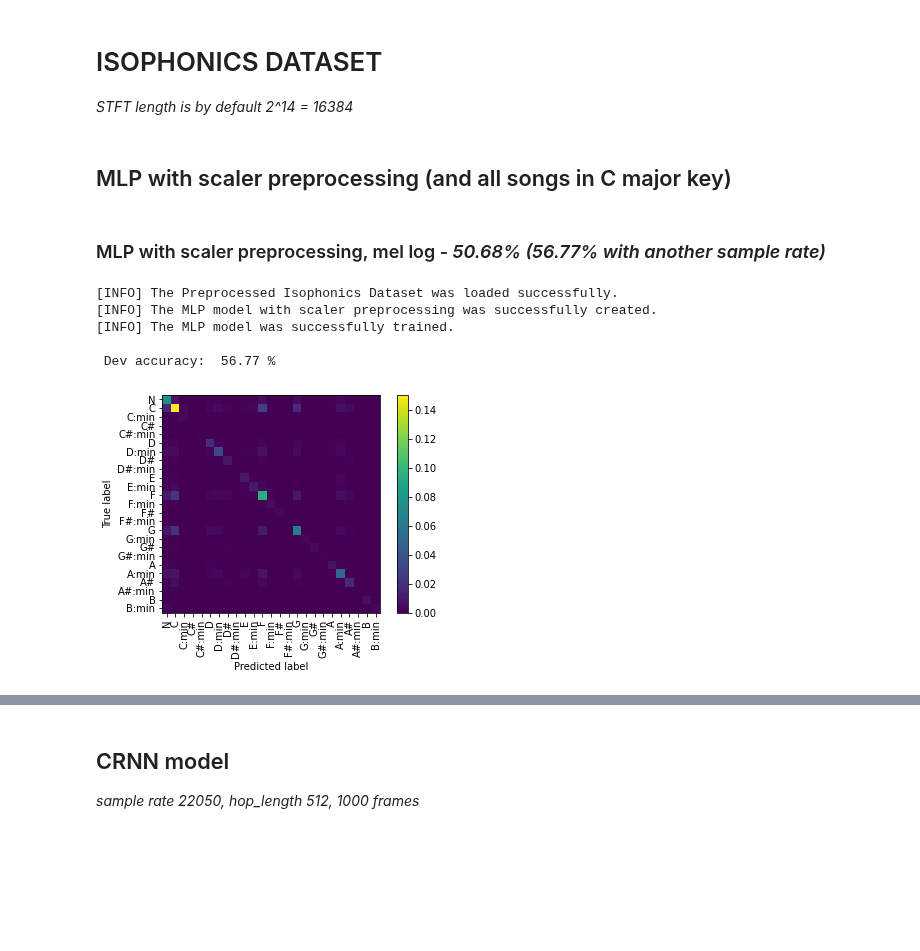
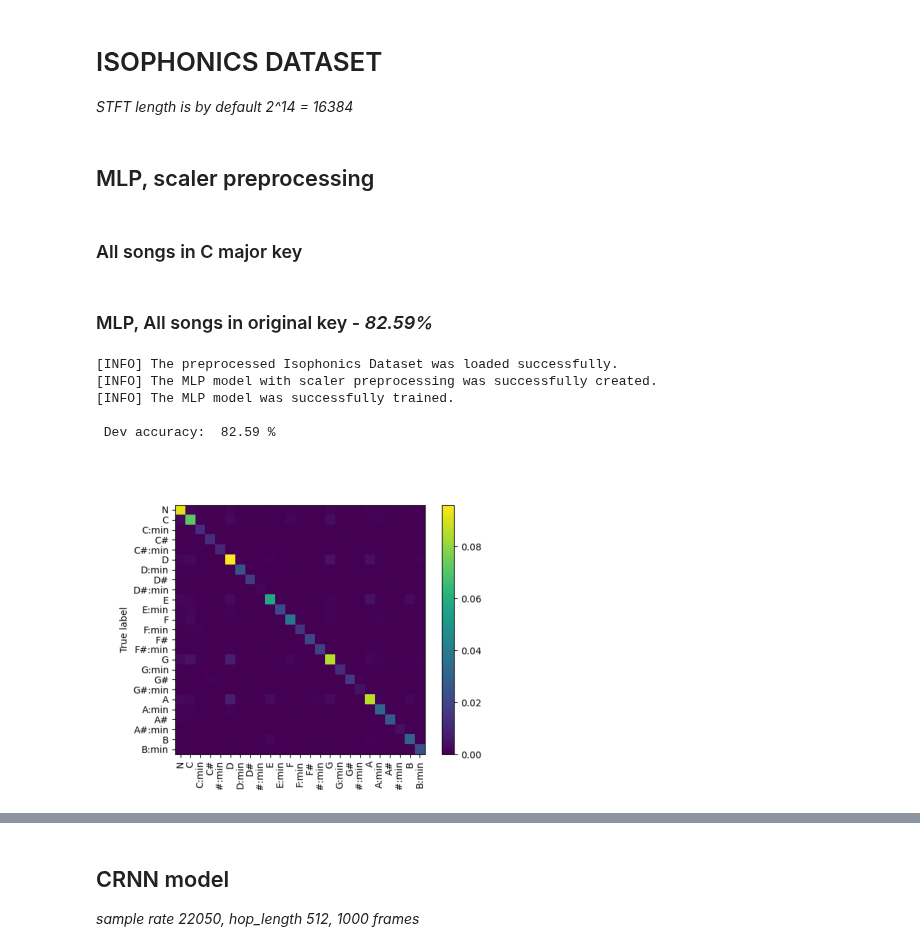
Before and after one commit to lanzv/SongChordsRecognizer, a Jupyter notebook: ACR_Training/Bachelor Research - ACR.ipynb, the cells around one changed output, grey strips where cells are left out. Saved outputs shown, nothing was run; the diff lists cells and outputs as text; code cells hidden in the pictures; blank space fills up the shorter version.

Commit message:
MLP inflated original dataset - Results

```diff
--- a/ACR_Training/Bachelor Research - ACR.ipynb
+++ b/ACR_Training/Bachelor Research - ACR.ipynb
@@ -46,30 +46,47 @@ args = parser.parse_args([] if "__file__" not in globals() else None)
 # %% [markdown]
 # ISOPHONICS DATASET
 *STFT length is by default 2^14 = 16384*
+# %% [markdown]
+## MLP, scaler preprocessing
 # %% [markdown]
-## MLP with scaler preprocessing (and all songs in C major key)
+### All songs in C major key
-# %% [markdown]
-### MLP with scaler preprocessing, mel log - *50.68% (56.77% with another sample rate)*
+# %%
+# ToDo, ToRun
+# sample_rate = 44100, hop_length = 1024, window_size = 5, skip_coef = 22, norm_to_C = True, feature_type = log_mel_spec, flattened_window = True
+# Prepare data
+x, y = IsophonicsDataset.load_preprocessed_dataset("./ACR_Training/PreprocessedDatasets/isophonics_MLP_inflated_transposed.ds")
+train_x, dev_x, train_y, dev_y = sklearn.model_selection.train_test_split(x, y, test_size=0.3, random_state=42)
+
+# Create model
+mlp_model = MLP_scalered(random_state=7)
+
+# Train model
+mlp_model.fit(train_x, train_y)
+
+# Display score
+print("\n","Dev accuracy: ", "{:.2f}".format(100*mlp_model.score(dev_x, dev_y)), "%", "\n")
+mlp_model.display_confusion_matrix(dev_x, dev_y)
+# %% [markdown]
+### MLP, All songs in original key - *82.59%*
 # %%
-#!/usr/bin/env python3
-# hop length 11008, sample rate 22050, flattened, window size 5, normalized to C major, skip 1
+# sample_rate = 44100, hop_length = 1024, window_size = 5, skip_coef = 22, norm_to_C = False, feature_type = log_mel_spec, flattened_window = True
 # Prepare data
-x, y = IsophonicsDataset.load_preprocessed_dataset("./PreprocessedDatasets/isophonics_22050_11008_5_flattened_mel_log_1skip.ds")
-train_x, dev_x, train_y, dev_y = sklearn.model_selection.train_test_split(x, y, test_size=args.test_size, random_state=args.seed)
+x, y = IsophonicsDataset.load_preprocessed_dataset("./ACR_Training/PreprocessedDatasets/isophonics_MLP_inflated_original.ds")
+train_x, dev_x, train_y, dev_y = sklearn.model_selection.train_test_split(x, y, test_size=0.3, random_state=42)
 
 # Create model
 mlp_model = MLP_scalered(random_state=7)
 
 # Train model
 mlp_model.fit(train_x, train_y)
 
 # Display score
 print("\n","Dev accuracy: ", "{:.2f}".format(100*mlp_model.score(dev_x, dev_y)), "%", "\n")
 mlp_model.display_confusion_matrix(dev_x, dev_y)
 # %% [output]
-[INFO] The Preprocessed Isophonics Dataset was loaded successfully.
+[INFO] The preprocessed Isophonics Dataset was loaded successfully.
 [INFO] The MLP model with scaler preprocessing was successfully created.
 [INFO] The MLP model was successfully trained.
 
- Dev accuracy:  56.77 %
+ Dev accuracy:  82.59 %
-[figure, old version]
+[figure, new version]
```
Also changed, not shown: parts of 4 cells of this notebook.
